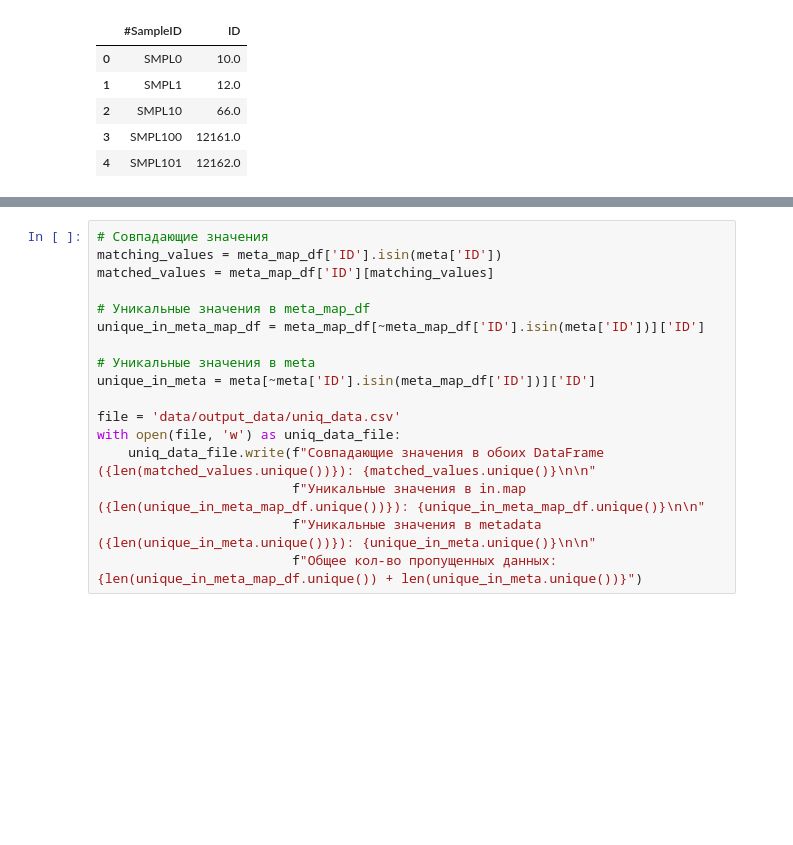
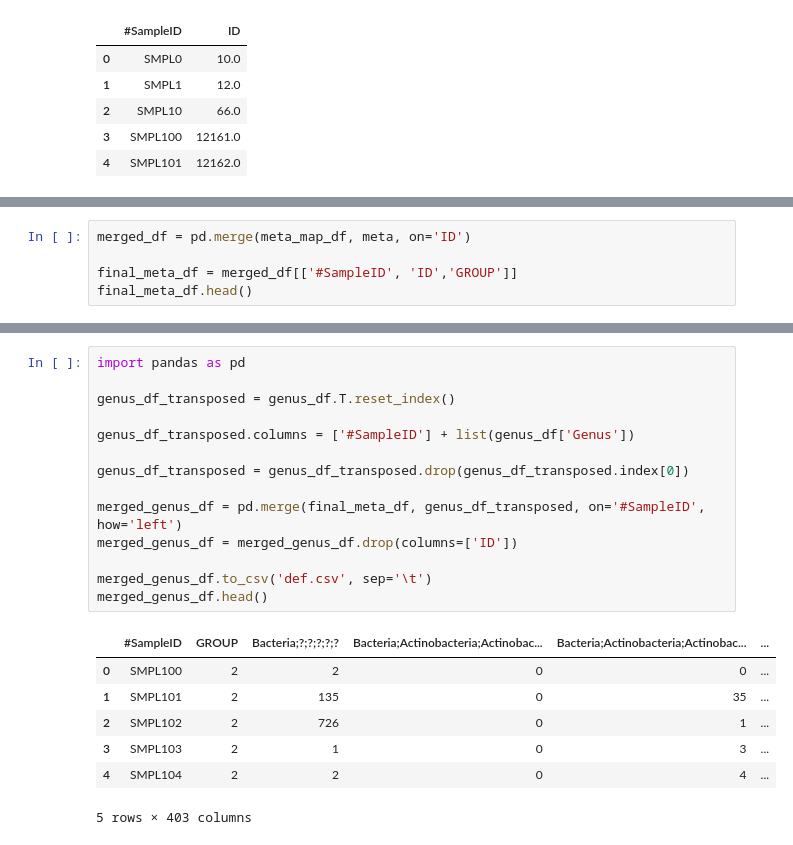
Before and after one commit to M100ika/data_analyzing_15_03_2024, a Jupyter notebook: 15.03Geo.ipynb, the cells around one changed output, grey strips where cells are left out. Drawn from its saved outputs; the diff is of its cells as text; blank space fills up the shorter version.

```diff
--- a/15.03Geo.ipynb
+++ b/15.03Geo.ipynb
@@ -26,0 +41,5 @@ meta_map_df.head()
+# %%
+merged_df = pd.merge(meta_map_df, meta, on='ID')
+
+final_meta_df = merged_df[['#SampleID', 'ID','GROUP']]
+final_meta_df.head()
@@ -36,17 +63,22 @@ meta.head()
-# %%
-# Совпадающие значения
-matching_values = meta_map_df['ID'].isin(meta['ID'])
-matched_values = meta_map_df['ID'][matching_values]
-
-# Уникальные значения в meta_map_df
-unique_in_meta_map_df = meta_map_df[~meta_map_df['ID'].isin(meta['ID'])]['ID']
-
-# Уникальные значения в meta
-unique_in_meta = meta[~meta['ID'].isin(meta_map_df['ID'])]['ID']
-
-file = 'data/output_data/uniq_data.csv'
-with open(file, 'w') as uniq_data_file:
-    uniq_data_file.write(f"Совпадающие значения в обоих DataFrame ({len(matched_values.unique())}): {matched_values.unique()}\n\n"
-                         f"Уникальные значения в in.map ({len(unique_in_meta_map_df.unique())}): {unique_in_meta_map_df.unique()}\n\n"
-                         f"Уникальные значения в metadata ({len(unique_in_meta.unique())}): {unique_in_meta.unique()}\n\n"
-                         f"Общее кол-во пропущенных данных: {len(unique_in_meta_map_df.unique()) + len(unique_in_meta.unique())}")
+# %%
+import pandas as pd
+
+genus_df_transposed = genus_df.T.reset_index()
+
+genus_df_transposed.columns = ['#SampleID'] + list(genus_df['Genus'])
+
+genus_df_transposed = genus_df_transposed.drop(genus_df_transposed.index[0])
+
+merged_genus_df = pd.merge(final_meta_df, genus_df_transposed, on='#SampleID', how='left')
+merged_genus_df = merged_genus_df.drop(columns=['ID'])
+
+merged_genus_df.to_csv('def.csv', sep='\t')
+merged_genus_df.head()
+# %% [output]
+|  | #SampleID | GROUP | Bacteria;?;?;?;?;? | Bacteria;Actinobacteria;Actinobac... | Bacteria;Actinobacteria;Actinobac... | ... |
+| 0 | SMPL100 | 2 | 2 | 0 | 0 | ... |
+| 1 | SMPL101 | 2 | 135 | 0 | 35 | ... |
+| 2 | SMPL102 | 2 | 726 | 0 | 1 | ... |
+| 3 | SMPL103 | 2 | 1 | 0 | 3 | ... |
+| 4 | SMPL104 | 2 | 2 | 0 | 4 | ... |
+5 rows × 403 columns
```
Also changed, not shown: parts of 17 cells of this notebook, 36 other files.
